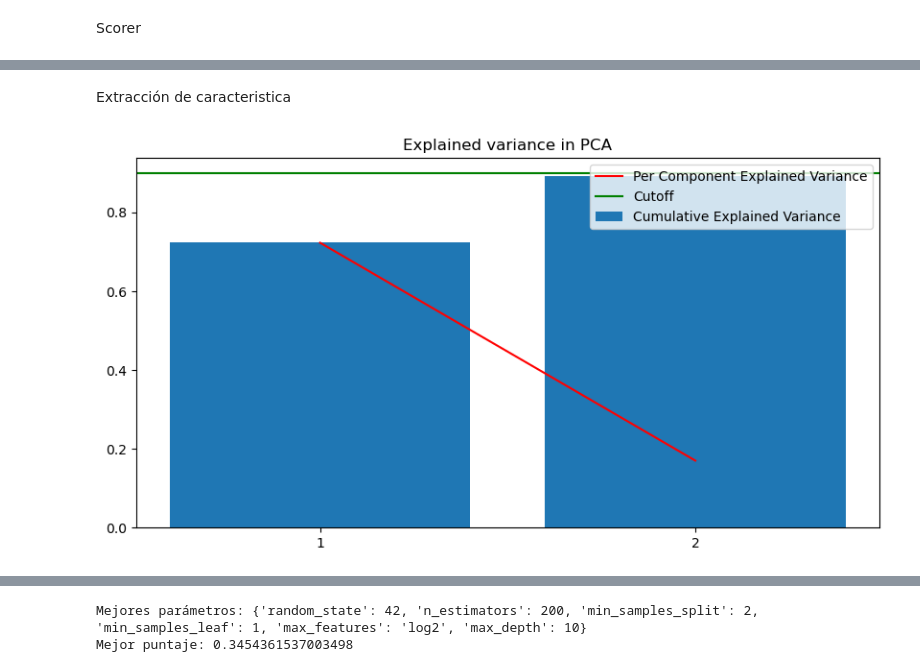
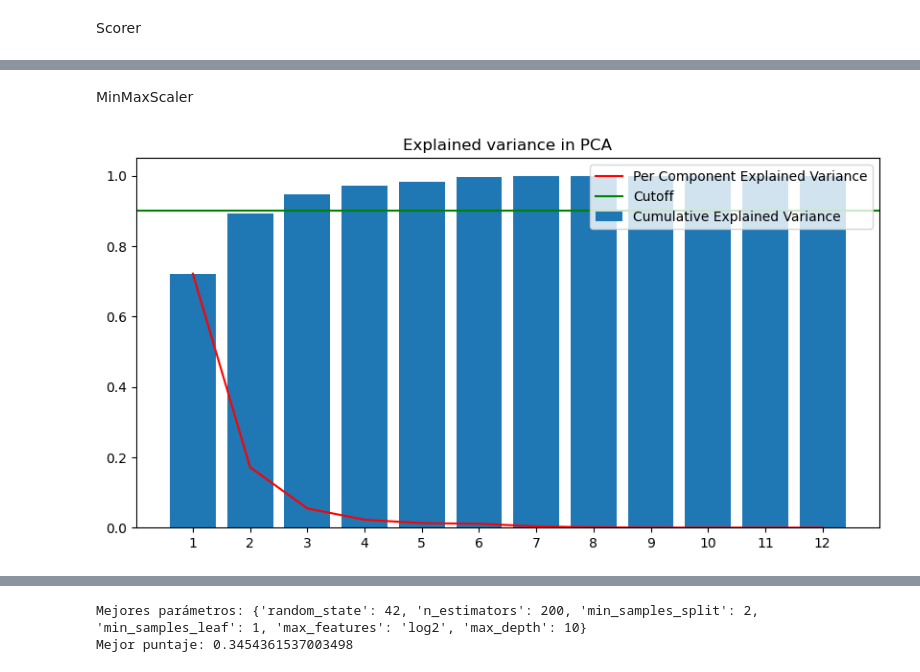
Before and after one commit to WilhelmBuitrago/BandGap-Prediction, a Jupyter notebook: code/BandGap-Prediction_caracteristicas.ipynb, the cells around one changed output, grey strips where cells are left out. Saved outputs shown, nothing was run; the diff lists cells and outputs as text; code cells hidden in the pictures.

```diff
--- a/code/BandGap-Prediction_caracteristicas.ipynb
+++ b/code/BandGap-Prediction_caracteristicas.ipynb
@@ -112,10 +81,14 @@ Mejor puntaje: 0.4239934609913896
-# %% [markdown]
-Extracción de caracteristica
 # %%
-from sklearn.preprocessing import MinMaxScaler
+from sklearn.preprocessing import MinMaxScaler, StandardScaler, RobustScaler
 from sklearn.preprocessing import PowerTransformer
 from sklearn.decomposition import PCA
 import visuals as vs
 min_data = MinMaxScaler().fit_transform(new_data_array)
-pt_data = PowerTransformer(method='yeo-johnson').fit_transform(min_data)
-X_train2, X_test2, y_train2, y_test2 = train_test_split(pt_data, target, test_size=0.2, random_state=42, shuffle=True)
+stand_data = StandardScaler().fit_transform(new_data_array)
+robs_data = RobustScaler().fit_transform(new_data_array)
+pt_data_min = PowerTransformer(method='yeo-johnson').fit_transform(min_data)
+pt_data_std = PowerTransformer(method='yeo-johnson').fit_transform(stand_data)
+pt_data_robs = PowerTransformer(method='yeo-johnson').fit_transform(robs_data)
+X_train_min, X_test_min, y_train_min, y_test_min = train_test_split(pt_data_min, target, test_size=0.2, random_state=42, shuffle=True)
+X_train_std, X_test_std, y_train_std, y_test_std = train_test_split(pt_data_std, target, test_size=0.2, random_state=42, shuffle=True)
+X_train_robs, X_test_robs, y_train_robs, y_test_robs = train_test_split(pt_data_robs, target, test_size=0.2, random_state=42, shuffle=True)
@@ -126,12 +95,18 @@ X_test2_pca = pca.transform(X_test2)
+# %% [markdown]
+MinMaxScaler
+# %%
+pca_min = PCA()
+X_train_pca_min = pca_min.fit_transform(X_train_min)
+X_test_pca_min = pca_min.transform(X_test_min)
 # %%
 plt.figure(figsize=(10,5))
-plt.plot(range(1,3),pca.explained_variance_ratio_, c='red', label='Per Component Explained Variance')
-plt.bar(range(1,3), height=np.cumsum(pca.explained_variance_ratio_), label='Cumulative Explained Variance')
+plt.plot(range(1,pca_min.explained_variance_ratio_.shape[0]+1),pca_min.explained_variance_ratio_, c='red', label='Per Component Explained Variance')
+plt.bar(range(1,pca_min.explained_variance_ratio_.shape[0]+1), height=np.cumsum(pca_min.explained_variance_ratio_), label='Cumulative Explained Variance')
 plt.axhline(y=0.9, c='g', label='Cutoff')
 plt.title('Explained variance in PCA')
-plt.xticks(range(1,3))
+plt.xticks(range(1,pca_min.explained_variance_ratio_.shape[0]+1))
 plt.legend(loc=1)
 plt.show()
 # %% [output]
-[figure, old version]
+[figure, new version]
 # %%
```
Also changed, not shown: parts of 21 cells of this notebook.
